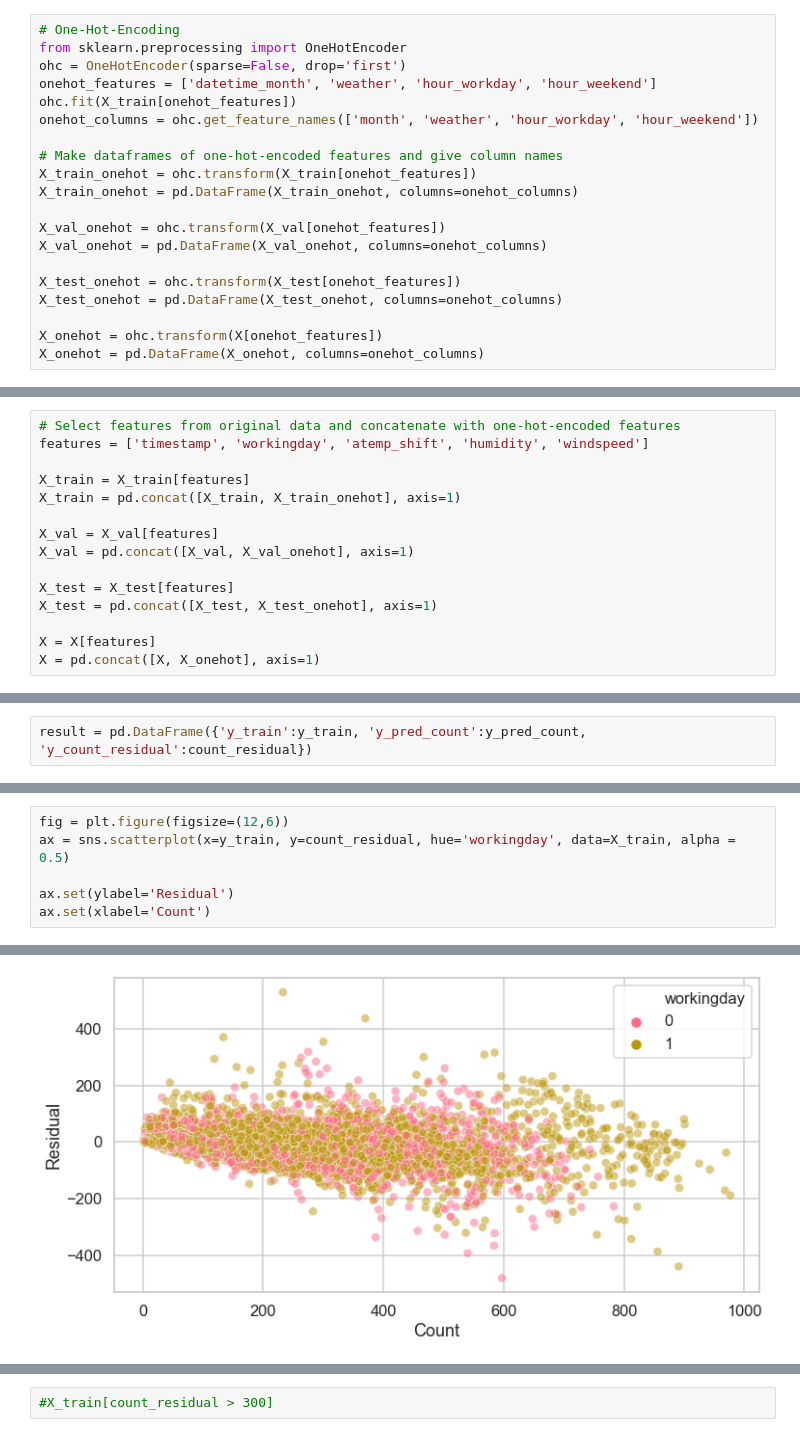
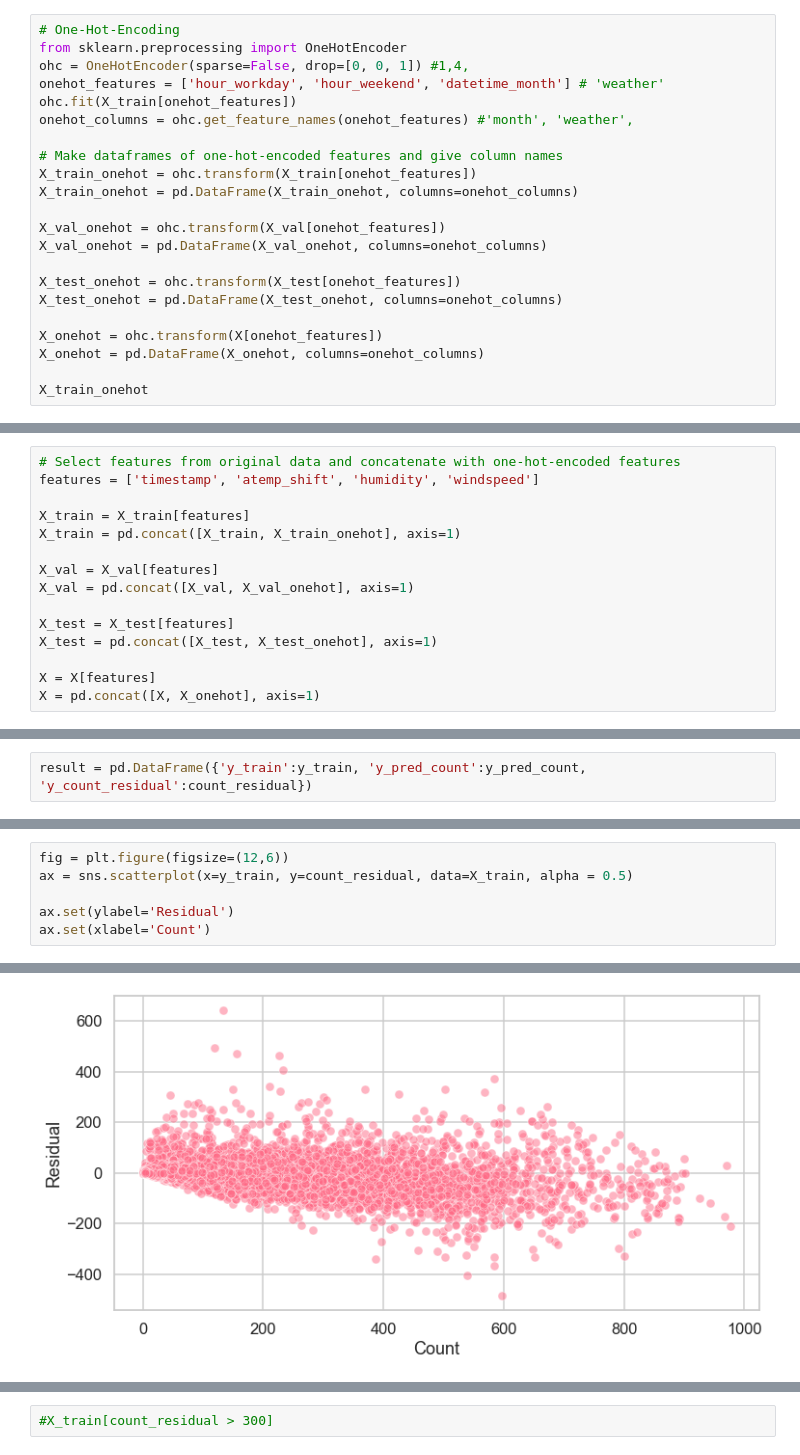
Before and after one commit to julisep/SPICEDbootcamp, a Jupyter notebook: Week_03/Bicycle/Bicycle04_Lightning.ipynb, the cells around one changed output, grey strips where cells are left out. Drawn from its saved outputs; the diff is of its cells as text.

```diff
--- a/Week_03/Bicycle/Bicycle04_Lightning.ipynb
+++ b/Week_03/Bicycle/Bicycle04_Lightning.ipynb
@@ -61,10 +61,10 @@ X = feat_eng(X)
 # %%
 # One-Hot-Encoding
 from sklearn.preprocessing import OneHotEncoder
-ohc = OneHotEncoder(sparse=False, drop='first')
-onehot_features = ['datetime_month', 'weather', 'hour_workday', 'hour_weekend']
+ohc = OneHotEncoder(sparse=False, drop=[0, 0, 1]) #1,4,
+onehot_features = ['hour_workday', 'hour_weekend', 'datetime_month'] # 'weather'
 ohc.fit(X_train[onehot_features])
-onehot_columns = ohc.get_feature_names(['month', 'weather', 'hour_workday', 'hour_weekend'])
+onehot_columns = ohc.get_feature_names(onehot_features) #'month', 'weather',
 
 # Make dataframes of one-hot-encoded features and give column names
 X_train_onehot = ohc.transform(X_train[onehot_features])
@@ -78,3 +78,5 @@ X_test_onehot = pd.DataFrame(X_test_onehot, columns=onehot_columns)
 
 X_onehot = ohc.transform(X[onehot_features])
 X_onehot = pd.DataFrame(X_onehot, columns=onehot_columns)
+
+X_train_onehot
@@ -81,6 +97,6 @@ X_onehot = pd.DataFrame(X_onehot, columns=onehot_columns)
 # %%
 # Select features from original data and concatenate with one-hot-encoded features
-features = ['timestamp', 'workingday', 'atemp_shift', 'humidity', 'windspeed']
+features = ['timestamp', 'atemp_shift', 'humidity', 'windspeed']
 
 X_train = X_train[features]
 X_train = pd.concat([X_train, X_train_onehot], axis=1)
@@ -171,12 +202,12 @@ ax = sns.lineplot(x='timestamp', y=count_residual, data=X_train)
 # %%
 fig = plt.figure(figsize=(12,6))
-ax = sns.scatterplot(x=y_train, y=count_residual, hue='workingday', data=X_train, alpha = 0.5)
+ax = sns.scatterplot(x=y_train, y=count_residual, data=X_train, alpha = 0.5)
 
 ax.set(ylabel='Residual')
 ax.set(xlabel='Count')
 # %% [output]
 [Text(0.5, 0, 'Count')]
-[figure, old version]
+[figure, new version]
 # %%
 fig = plt.figure(figsize=(12,6))
 ax = sns.scatterplot(x='atemp', y=count_residual, data=X_train_stored, alpha = 0.5)
```
Also changed, not shown: parts of 17 cells of this notebook, 2 other files.
